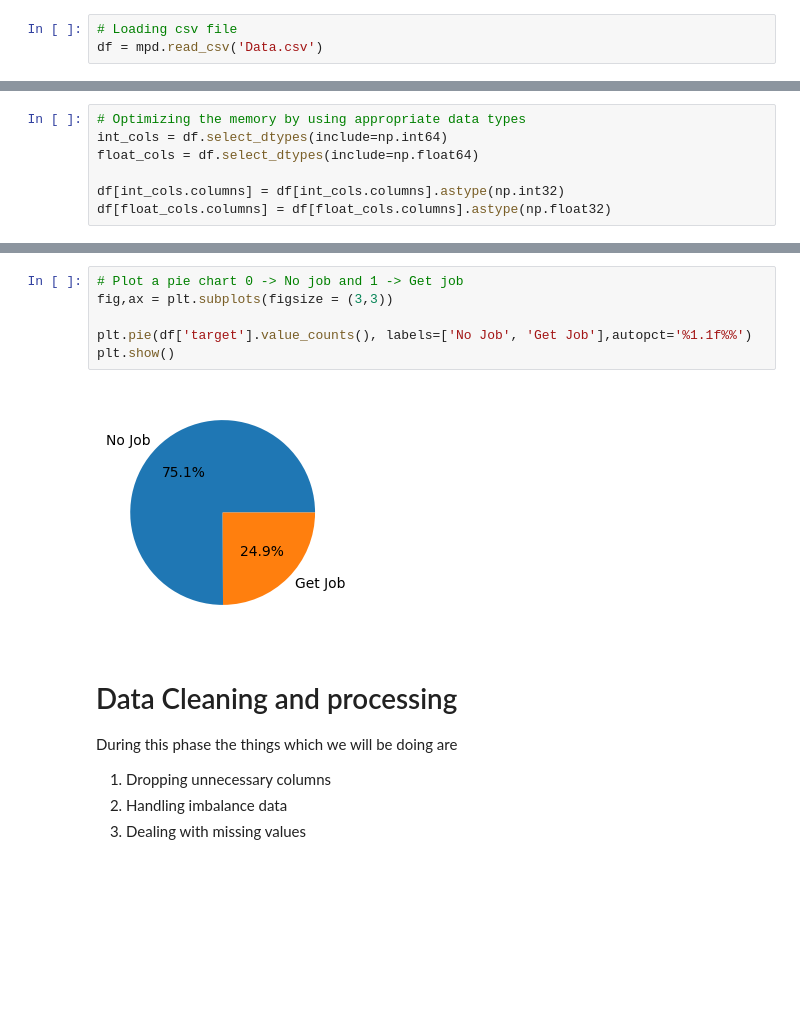
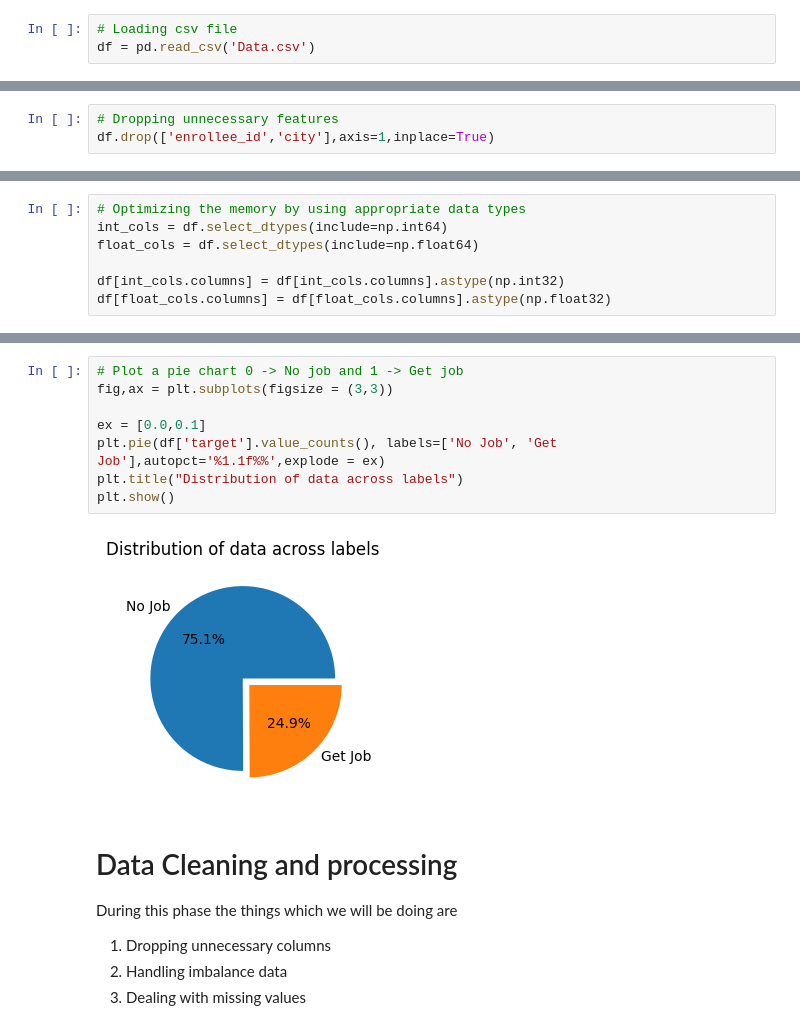
Before and after one commit to yuvraaj2002/Old_projects, a Jupyter notebook: Data Science Job prediction/notebook/Main_Code_DS.ipynb, the cells around one changed output, grey strips where cells are left out. Drawn from its saved outputs; the diff is of its cells as text; blank space fills up the shorter version.

```diff
--- a/Data Science Job prediction/notebook/Main_Code_DS.ipynb
+++ b/Data Science Job prediction/notebook/Main_Code_DS.ipynb
@@ -39,7 +29,7 @@ Everything imported successfully
 ### Loading the data from csv file
 # %%
 # Loading csv file
-df = mpd.read_csv('Data.csv')
+df = pd.read_csv('Data.csv')
 # %% [markdown]
 # Introductory EDA
 # %%
@@ -60,3 +54,6 @@ df.sample(5)
+# %%
+# Dropping unnecessary features
+df.drop(['enrollee_id','city'],axis=1,inplace=True)
 # %%
 # Let's get some basic informatin about the features
 df.info()
@@ -142,11 +148,13 @@ plt.show()
 # %%
 # Plot a pie chart 0 -> No job and 1 -> Get job
 fig,ax = plt.subplots(figsize = (3,3))
 
-plt.pie(df['target'].value_counts(), labels=['No Job', 'Get Job'],autopct='%1.1f%%')
+ex = [0.0,0.1]
+plt.pie(df['target'].value_counts(), labels=['No Job', 'Get Job'],autopct='%1.1f%%',explode = ex)
+plt.title("Distribution of data across labels")
 plt.show()
 # %% [output]
-[figure, old version]
+[figure, new version]
 # %% [markdown]
 # Data Cleaning and processing
 
```
Also changed, not shown: parts of 12 cells of this notebook.
